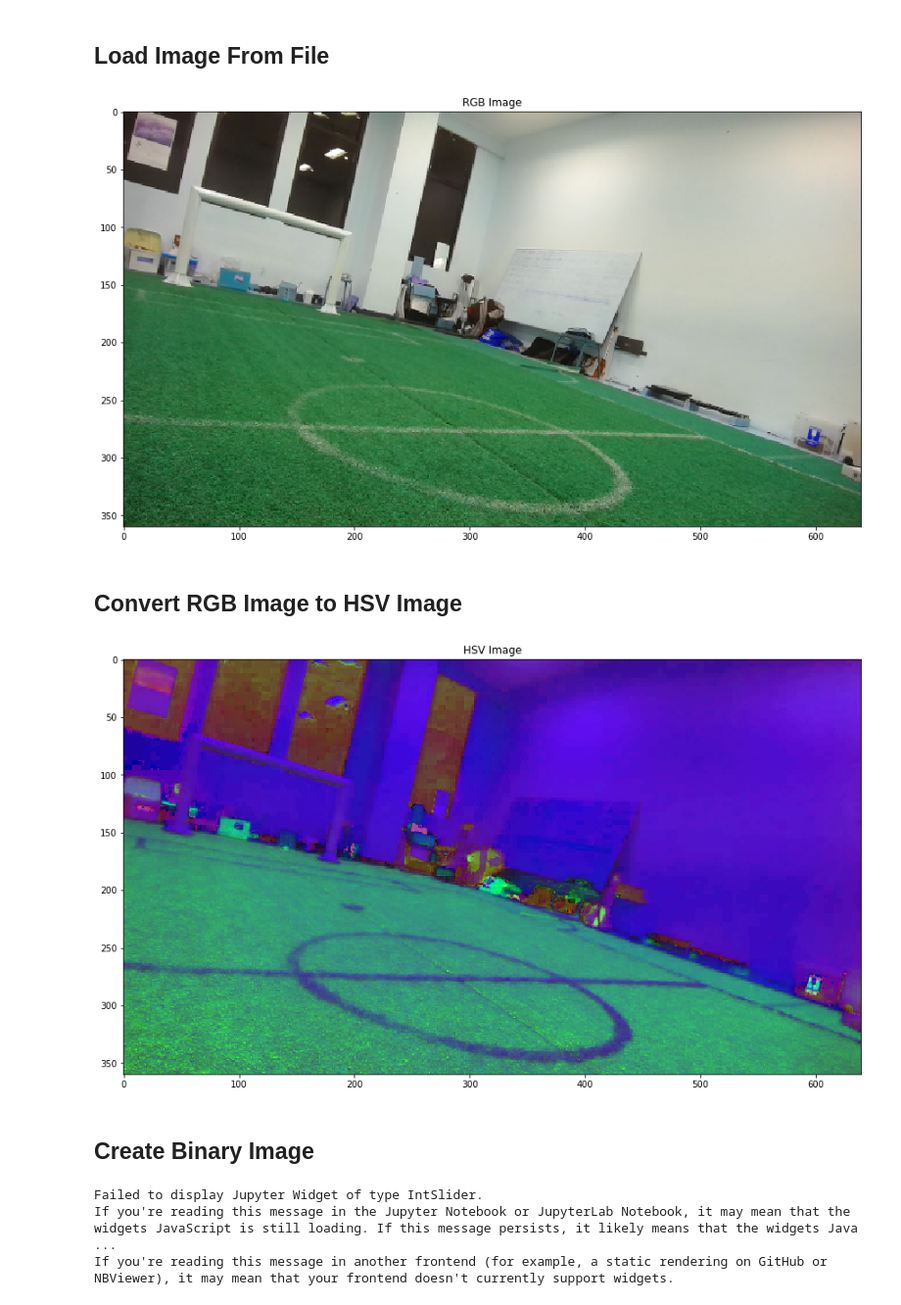
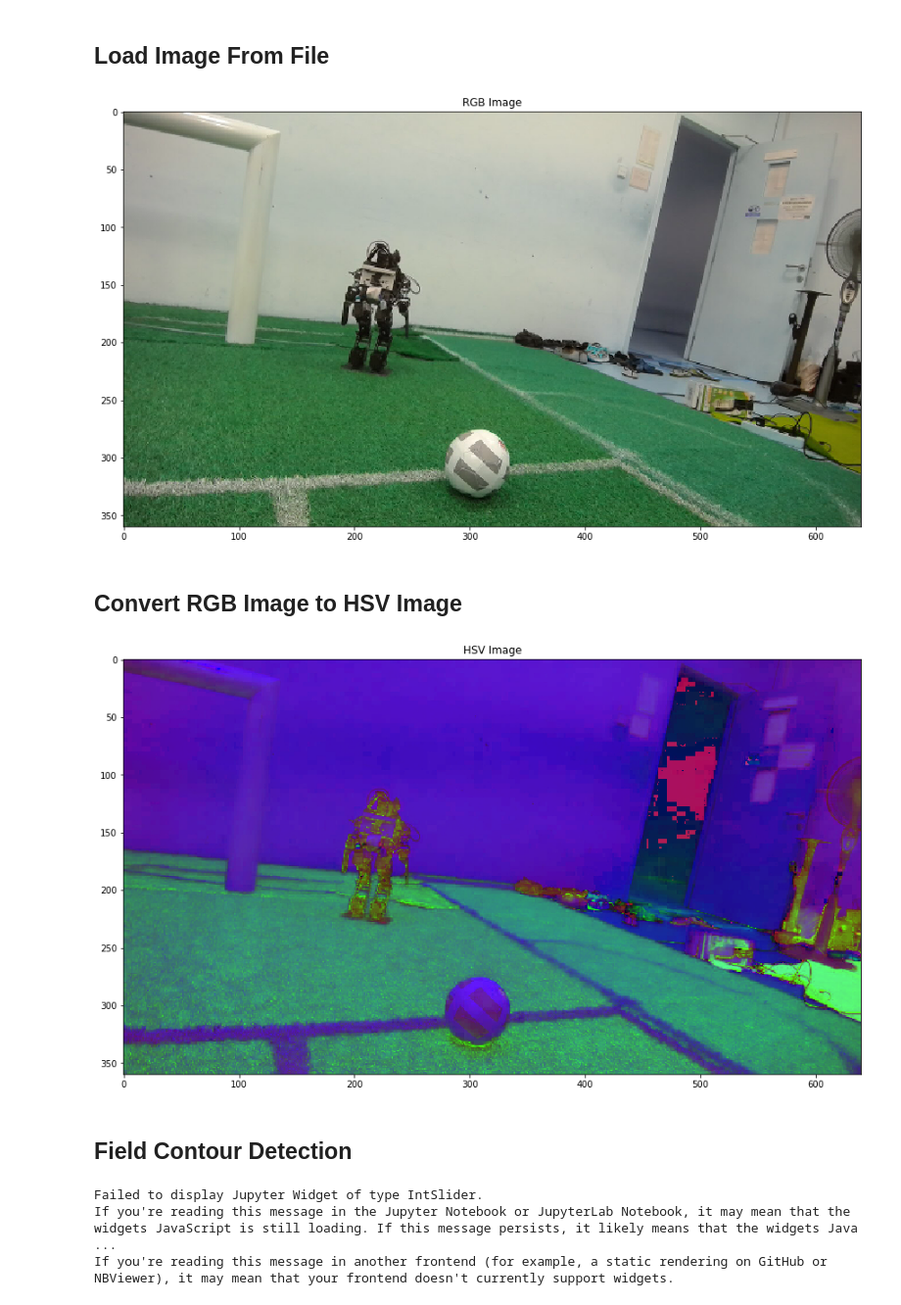
Before and after one commit to ekorudiawan/ResearchNotes, a Jupyter notebook: Line_Extraction/Line_Extraction.ipynb, the cells around one changed output. Shown at 98% size. Saved outputs shown, nothing was run; the diff lists cells and outputs as text; code cells hidden in the pictures.

```diff
--- a/Line_Extraction/Line_Extraction.ipynb
+++ b/Line_Extraction/Line_Extraction.ipynb
@@ -44,26 +69,27 @@ def polToCart(radius, theta):
 # %%
 matplotlib.rcParams['figure.figsize'] = (15,15)
 # %%
-rgb_image = cv2.imread('images\image4.jpg')
-rgb_image = cv2.resize(rgb_image,None,fx=0.5, fy=0.5, interpolation = cv2.INTER_CUBIC)
+rgbImage = cv2.imread('images\image2.jpg')
+rgbImage = cv2.resize(rgbImage,None,fx=0.5, fy=0.5, interpolation = cv2.INTER_CUBIC)
+modRgbImage = rgbImage.copy()
 
-plt.imshow(rgb_image)
+plt.imshow(rgbImage)
 plt.title('RGB Image')
 plt.show()
 # %% [output]
-[figure, old version]
+[figure, new version]
 # %% [markdown]
 ## Convert RGB Image to HSV Image
 # %%
-hsv_image = cv2.cvtColor(rgb_image, cv2.COLOR_BGR2HSV)
+hsvImage = cv2.cvtColor(rgbImage, cv2.COLOR_BGR2HSV)
 
-plt.imshow(hsv_image)
+plt.imshow(hsvImage)
 plt.title('HSV Image')
 plt.show()
 # %% [output]
-[figure, old version]
+[figure, new version]
-# %% [markdown]
-## Create Binary Image
+# %% [markdown]
+## Field Contour Detection
 # %%
 # Setting HSV Green
 gHMin = wg.IntSlider(value=40,  min=0, max= 255, description='Gr H Min : ')
```
Also changed, not shown: parts of 24 cells of this notebook, 2 other files.
